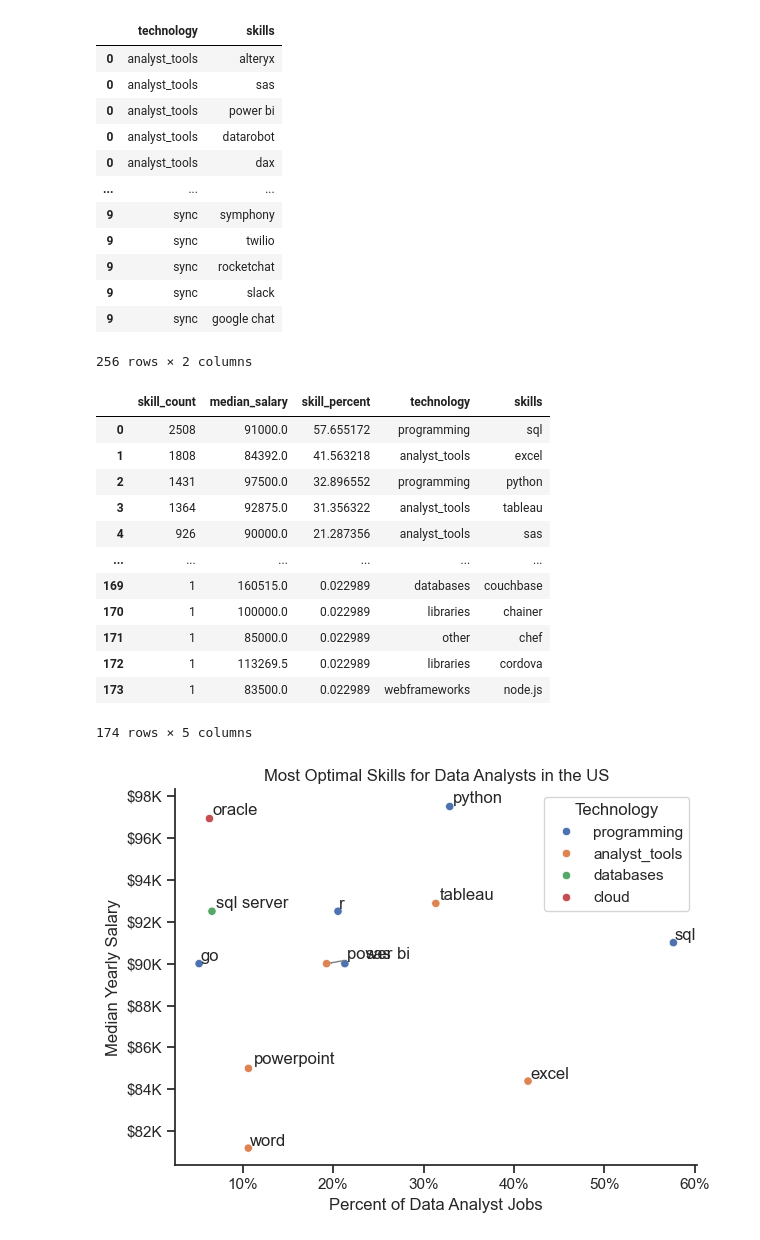
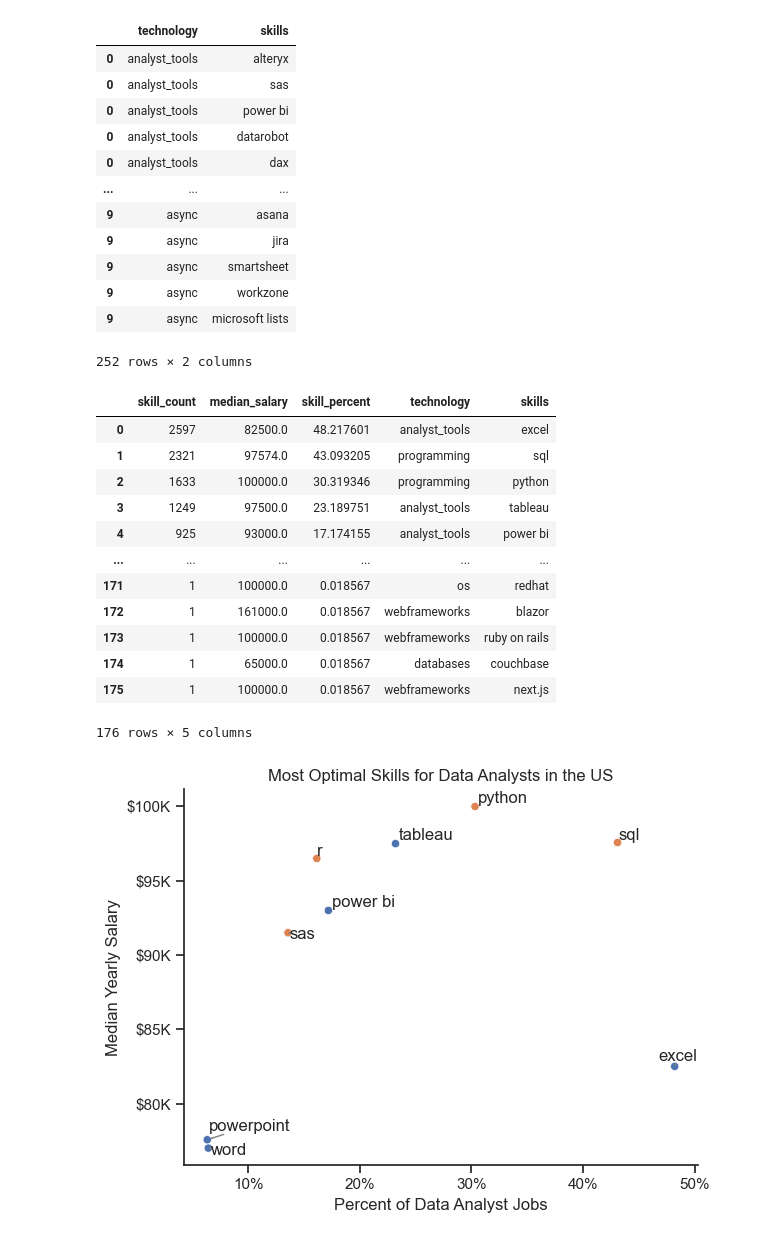
Before and after one commit to LovelyLynn1993/Python_Data_Project, a Jupyter notebook: WIP/Project/4_Optimal_Skills.ipynb, the cells around one changed output. Drawn from its saved outputs; the diff is of its cells as text; code cells hidden in the pictures.

```diff
--- a/WIP/Project/4_Optimal_Skills.ipynb
+++ b/WIP/Project/4_Optimal_Skills.ipynb
@@ -6,14 +6,18 @@ import seaborn as sns
 from datasets import load_dataset
 import matplotlib.pyplot as plt
 
+#Loading Dataset
+#dataset = load_dataset('lukebarousse/data_jobs')
+#df = dataset['train'].to_pandas()
 
-#Loading Dataset
-dataset = load_dataset('lukebarousse/data_jobs')
-df = dataset['train'].to_pandas()
+df = pd.read_csv("C:\\Users\\whitt\\Downloads\\job_postings_flat.csv")
 
 #Data Cleanup
 df['job_posted_date'] = pd.to_datetime(df['job_posted_date'])
 df['job_skills'] = df['job_skills'].apply(lambda x: ast.literal_eval(x) if pd.notna(x) else x)
+
+# filter job_posted_date for 2025
+df = df[df['job_posted_date'].dt.year == 2024]
 # %%
 # Only get data analyst jobs in the US
 df_DA_US = df[(df['job_title_short'] == 'Data Analyst') & (df['job_country'] == 'United States')].copy()
@@ -153,12 +157,12 @@ df_technology
 | 0 | analyst_tools | datarobot |
 | 0 | analyst_tools | dax |
 | ... | ... | ... |
-| 9 | sync | symphony |
-| 9 | sync | twilio |
-| 9 | sync | rocketchat |
-| 9 | sync | slack |
-| 9 | sync | google chat |
+| 9 | async | asana |
+| 9 | async | jira |
+| 9 | async | smartsheet |
+| 9 | async | workzone |
+| 9 | async | microsoft lists |
-256 rows × 2 columns
+252 rows × 2 columns
 # %%
 # merge df_DA_skills and df_technology
 df_DA_skills_tech = df_DA_skills.merge(df_technology, left_on='job_skills', right_on='skills')
@@ -166,18 +170,18 @@ df_DA_skills_tech = df_DA_skills.merge(df_technology, left_on='job_skills', righ
 df_DA_skills_tech
 # %% [output]
 |  | skill_count | median_salary | skill_percent | technology | skills |
-| 0 | 2508 | 91000.0 | 57.655172 | programming | sql |
-| 1 | 1808 | 84392.0 | 41.563218 | analyst_tools | excel |
-| 2 | 1431 | 97500.0 | 32.896552 | programming | python |
-| 3 | 1364 | 92875.0 | 31.356322 | analyst_tools | tableau |
-| 4 | 926 | 90000.0 | 21.287356 | analyst_tools | sas |
+| 0 | 2597 | 82500.0 | 48.217601 | analyst_tools | excel |
+| 1 | 2321 | 97574.0 | 43.093205 | programming | sql |
+| 2 | 1633 | 100000.0 | 30.319346 | programming | python |
+| 3 | 1249 | 97500.0 | 23.189751 | analyst_tools | tableau |
+| 4 | 925 | 93000.0 | 17.174155 | analyst_tools | power bi |
 | ... | ... | ... | ... | ... | ... |
-| 169 | 1 | 160515.0 | 0.022989 | databases | couchbase |
-| 170 | 1 | 100000.0 | 0.022989 | libraries | chainer |
-| 171 | 1 | 85000.0 | 0.022989 | other | chef |
-| 172 | 1 | 113269.5 | 0.022989 | libraries | cordova |
-| 173 | 1 | 83500.0 | 0.022989 | webframeworks | node.js |
+| 171 | 1 | 100000.0 | 0.018567 | os | redhat |
+| 172 | 1 | 161000.0 | 0.018567 | webframeworks | blazor |
+| 173 | 1 | 100000.0 | 0.018567 | webframeworks | ruby on rails |
+| 174 | 1 | 65000.0 | 0.018567 | databases | couchbase |
+| 175 | 1 | 100000.0 | 0.018567 | webframeworks | next.js |
-174 rows × 5 columns
+176 rows × 5 columns
 # %%
 df_DA_skills_tech_high_demand = df_DA_skills_tech[df_DA_skills_tech['skill_percent'] > skill_limit]
 # %%
@@ -192,32 +196,33 @@ sns.scatterplot(
     x='skill_percent',
     y='median_salary',
     hue='technology'
 )
 
 sns.despine()
 
 # Prepare texts for adjustText
 texts = []
 for i, txt in enumerate(df_DA_skills_high_demand.index):
     texts.append(plt.text(df_DA_skills_high_demand['skill_percent'].iloc[i], df_DA_skills_high_demand['median_salary'].iloc[i], txt))
 
 
 # Adjust text to avoid overlap
 adjust_text(texts, arrowprops=dict(arrowstyle='->', color='gray'))
 
 # Set axis labels, title, and legend
 plt.xlabel('Percent of Data Analyst Jobs')
 plt.ylabel('Median Yearly Salary')
 plt.title('Most Optimal Skills for Data Analysts in the US')
-plt.legend(title='Technology')
+
 
 from matplotlib.ticker import PercentFormatter
 ax = plt.gca()
 ax.yaxis.set_major_formatter(plt.FuncFormatter(lambda y, pos: f'${int(y/1000)}K'))
 ax.xaxis.set_major_formatter(PercentFormatter(decimals=0))
+ax.legend().remove()
 
 # Adjust layout and display plot
 plt.tight_layout()
 plt.show()
 # %% [output]
-[figure, old version]
+[figure, new version]
```
Also changed, not shown: parts of 4 cells of this notebook, 6 other files.
